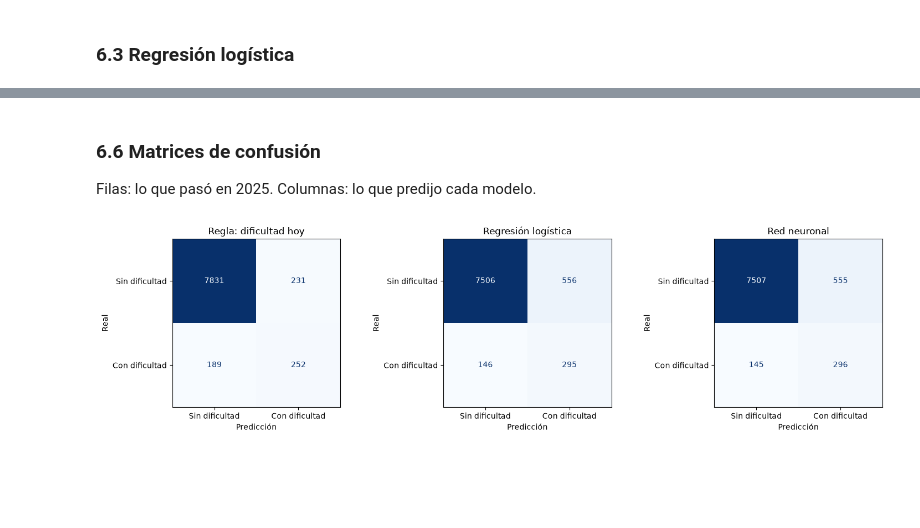
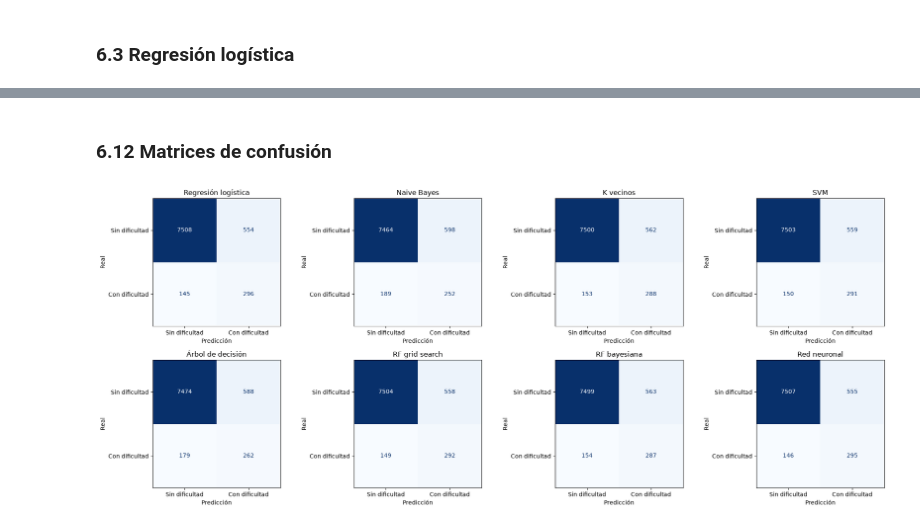
Before and after one commit to JeroHoyos/alerta_temprana_de_dificultades_financieras, a Jupyter notebook: notebook.ipynb, the cells around one changed output, grey strips where cells are left out. Cells and saved outputs as stored; diff of their text form; code cells hidden in the pictures; blank space fills up the shorter version.

Commit message:
añadiendo màs modelos predictivos

```diff
--- a/notebook.ipynb
+++ b/notebook.ipynb
@@ -1169,8 +1195,12 @@ pred_test = {"Regla: dificultad hoy": dificultad_hoy}
 <a id="sec-6-3"></a>
 ### 6.3 Regresión logística
 # %%
+# Probabilidades y predicciones sí/no en test de cada modelo
+prob_test = {}
+pred_test = {}
+
 logistica = LogisticRegression(max_iter=1000)
-logistica.fit(X_prep[es_final], y[es_final])
+logistica.fit(X_final_bal, y_final_bal)
 
 # Columna 1 = probabilidad de dificultades
 prob_test["Regresión logística"] = logistica.predict_proba(X_prep[es_test])[:, 1]
@@ -1177,0 +1304,8 @@ pred_test["Regresión logística"] = marcar_en_riesgo(prob_test["Regresión log
+# %%
+# GridSearchCV necesita una sola tabla: 2022 balanceado seguido de 2023 real
+X_busqueda = np.vstack([X_train_bal, X_prep[es_val]])
+y_busqueda = np.concatenate([y_train_bal, y[es_val]])
+
+# -1 = fila solo de entrenamiento, 0 = fila de validación
+pliegue = np.concatenate([np.full(len(y_train_bal), -1), np.zeros(es_val.sum())])
+validacion_fija = PredefinedSplit(pliegue)
@@ -1177,0 +1362,15 @@ pred_test["Regresión logística"] = marcar_en_riesgo(prob_test["Regresión log
+# %%
+# Buscar los hiperparámetros con mayor AUC de validación
+muestreador = optuna.samplers.TPESampler(seed=42)
+estudio_bosque = optuna.create_study(direction="maximize", sampler=muestreador)
+estudio_bosque.optimize(objetivo_bosque, n_trials=N_TRIALS, show_progress_bar=True)
+print("Mejores hiperparámetros:", estudio_bosque.best_params)
+
+# Modelo final con 2022 y 2023
+bosque_bayes = RandomForestClassifier(
+    n_estimators=300, n_jobs=-1, random_state=42, **estudio_bosque.best_params
+)
+bosque_bayes.fit(X_final_bal, y_final_bal)
+
+prob_test["RF bayesiana"] = bosque_bayes.predict_proba(X_prep[es_test])[:, 1]
+pred_test["RF bayesiana"] = marcar_en_riesgo(prob_test["RF bayesiana"])
@@ -1260,12 +1461,12 @@ def objetivo(trial):
 # %%
 # Buscar los hiperparámetros con mayor AUC de validación
 muestreador = optuna.samplers.TPESampler(seed=42)
-estudio = optuna.create_study(direction="maximize", sampler=muestreador)
-estudio.optimize(objetivo, n_trials=N_TRIALS, show_progress_bar=True)
-print("Mejores hiperparámetros:", estudio.best_params)
+estudio_red = optuna.create_study(direction="maximize", sampler=muestreador)
+estudio_red.optimize(objetivo_red, n_trials=N_TRIALS, show_progress_bar=True)
+print("Mejores hiperparámetros:", estudio_red.best_params)
 
 # Red final con 2022 y 2023
-red = entrenar_red(estudio.best_params, X_prep[es_final], y[es_final])
+red = entrenar_red(estudio_red.best_params, X_final_bal, y_final_bal)
 
 prob_test["Red neuronal"] = probabilidad_red(red, X_prep[es_test])
 pred_test["Red neuronal"] = marcar_en_riesgo(prob_test["Red neuronal"])
@@ -1291,25 +1497,24 @@ resultados.sort_values("AUC", ascending=False).round(3)
 # %% [markdown]
-<a id="sec-6-6"></a>
-### 6.6 Matrices de confusión
-Filas: lo que pasó en 2025. Columnas: lo que predijo cada modelo.
+<a id="sec-6-12"></a>
+### 6.12 Matrices de confusión
 # %%
-# Una matriz por modelo, en una fila
-fig, axes = plt.subplots(1, len(pred_test), figsize=(15, 4))
+# Una matriz por modelo, en dos filas de cuatro
+fig, axes = plt.subplots(2, 4, figsize=(20, 8))
 
-for ax, nombre in zip(axes, pred_test):
+for ax, nombre in zip(axes.ravel(), pred_test):
     ConfusionMatrixDisplay.from_predictions(
         y[es_test],
         pred_test[nombre],
         display_labels=["Sin dificultad", "Con dificultad"],
         cmap="Blues",
         colorbar=False,
         ax=ax,
     )
     ax.set_title(nombre)
     ax.set_xlabel("Predicción")
     ax.set_ylabel("Real")
 
 plt.tight_layout()
 plt.show()
 # %% [output]
-[figure, old version]
+[figure, new version]
```
Also changed, not shown: parts of 36 cells of this notebook, 2 other files.
